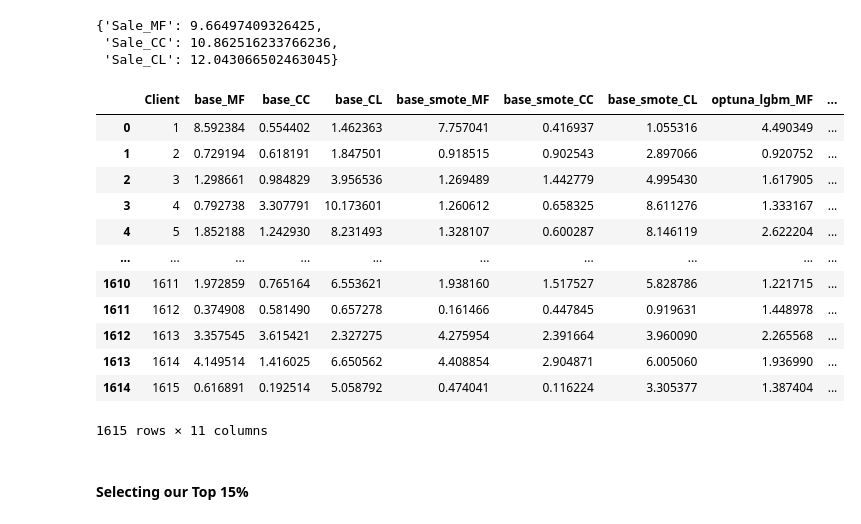
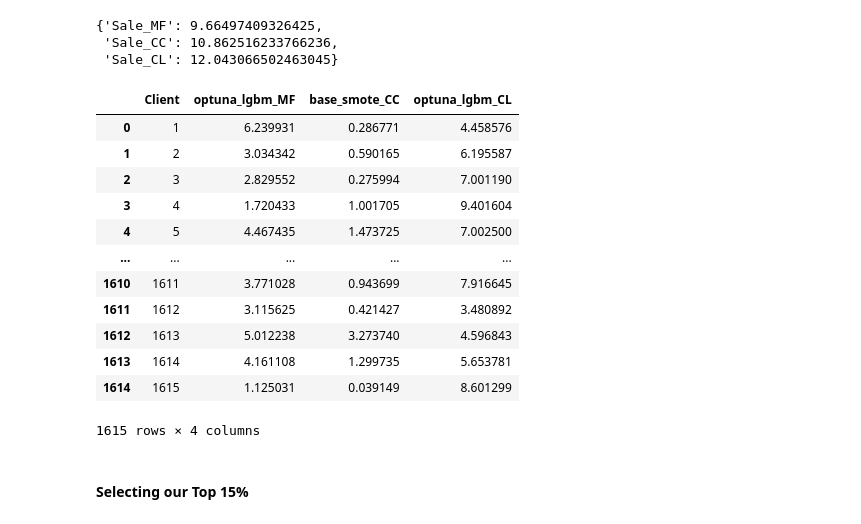
Before and after one commit to reinbugnot/direct-marketing-optimization, a Jupyter notebook: part-2-data-modelling.ipynb, the cells around one changed output. Cells and saved outputs as stored; diff of their text form; code cells hidden in the pictures.

```diff
--- a/part-2-data-modelling.ipynb
+++ b/part-2-data-modelling.ipynb
@@ -126,5 +144,5 @@ roc_auc_scores = {}
 propensity_scores = {}
 propensity_scores_hidden = {}
 
-target_product_data = [('MF', X, y_MF), ('CC', X, y_CC), ('CL', X, y_CL)]
+target_product_data = [('MF', X_train, X_test, y_MF_train, y_MF_test), ('CC', X_train, X_test, y_CC_train, y_CC_test), ('CL', X_train, X_test, y_CL_train, y_CL_test)]
 # %%
@@ -417,3 +435,7 @@ ROC-AUC Score: 0.6614
+# %%
+# Select best performing models per product for revenue optimization step
+final_models = ['optuna_lgbm_MF', 'base_smote_CC', 'optuna_lgbm_CL']
+product_tags = ['MF', 'CC', 'CL']
 # %% [markdown]
 ### Revenue Optimization
 
@@ -441,6 +461,5 @@ propensity_scores_hidden_df.insert(0, 'Client', X_hidden_clients)
 # %%
-propensity_scores_all = pd.concat([propensity_scores_df, propensity_scores_hidden_df]).sort_values(by='Client').reset_index(drop=True)
-
-print("Propensity Scores for all clients across all models:")
-propensity_scores_all
+print("Propensity Scores for all clients across selected models:")
+propensity_scores_selected = propensity_scores_all[['Client'] + final_models]
+propensity_scores_selected
 # %% [output]
@@ -463,17 +482,15 @@ Propensity Scores for all clients across all models:
 plt.figure(figsize=(15,5))
 
 # Plot histograms for each product type
-for i, tag in enumerate(product_tags):
-    plt.subplot(1,3,i+1)
-    for model in benchmark_models:
-        plt.hist(propensity_scores_all[f'{model}_{tag}'],
-                alpha=0.5,
-                bins=30,
-                label=model)
-    plt.title(f'Distribution of Propensity Scores - {tag}')
-    plt.xlabel('Propensity Score')
-    plt.ylabel('Frequency')
-    plt.legend()
+for col in propensity_scores_selected.columns[1:]:  # Skip Client column
+    plt.hist(propensity_scores_selected[col],
+            alpha=0.5,
+            bins=30,
+            label=col)
+plt.title('Distribution of Propensity Scores')
+plt.xlabel('Propensity Score')
+plt.ylabel('Frequency')
+plt.legend()
 
 plt.tight_layout()
 plt.show()
@@ -496,31 +512,31 @@ avg_revenue_per_sale
 # %%
 # Calculate expected revenue across models in benchmark_models
 revenue_multipliers = {}
 
 # Map average revenue per sale to corresponding columns in propensity_scores_df
 for tag in product_tags:
     revenue = avg_revenue_per_sale[f'Sale_{tag}']
-    matching_cols = [col for col in propensity_scores_all.columns if tag in col]
+    matching_cols = [col for col in propensity_scores_selected.columns if tag in col]
 
     for col in matching_cols:
         revenue_multipliers[col] = revenue
 
 # propensity x average revenue per sale
-expected_revenue = propensity_scores_all.copy()
-expected_revenue.iloc[:, 1:] = propensity_scores_all.iloc[:, 1:].mul(revenue_multipliers)
+expected_revenue = propensity_scores_selected.copy()
+expected_revenue.iloc[:, 1:] = propensity_scores_selected.iloc[:, 1:].mul(revenue_multipliers)
 
 expected_revenue
 # %% [output]
-|  | Client | base_MF | base_CC | base_CL | base_smote_MF | base_smote_CC | base_smote_CL | optuna_lgbm_MF | ... |
-| 0 | 1 | 8.592384 | 0.554402 | 1.462363 | 7.757041 | 0.416937 | 1.055316 | 4.490349 | ... |
-| 1 | 2 | 0.729194 | 0.618191 | 1.847501 | 0.918515 | 0.902543 | 2.897066 | 0.920752 | ... |
-| 2 | 3 | 1.298661 | 0.984829 | 3.956536 | 1.269489 | 1.442779 | 4.995430 | 1.617905 | ... |
-| 3 | 4 | 0.792738 | 3.307791 | 10.173601 | 1.260612 | 0.658325 | 8.611276 | 1.333167 | ... |
-| 4 | 5 | 1.852188 | 1.242930 | 8.231493 | 1.328107 | 0.600287 | 8.146119 | 2.622204 | ... |
-| ... | ... | ... | ... | ... | ... | ... | ... | ... | ... |
-| 1610 | 1611 | 1.972859 | 0.765164 | 6.553621 | 1.938160 | 1.517527 | 5.828786 | 1.221715 | ... |
-| 1611 | 1612 | 0.374908 | 0.581490 | 0.657278 | 0.161466 | 0.447845 | 0.919631 | 1.448978 | ... |
-| 1612 | 1613 | 3.357545 | 3.615421 | 2.327275 | 4.275954 | 2.391664 | 3.960090 | 2.265568 | ... |
-| 1613 | 1614 | 4.149514 | 1.416025 | 6.650562 | 4.408854 | 2.904871 | 6.005060 | 1.936990 | ... |
-| 1614 | 1615 | 0.616891 | 0.192514 | 5.058792 | 0.474041 | 0.116224 | 3.305377 | 1.387404 | ... |
+|  | Client | optuna_lgbm_MF | base_smote_CC | optuna_lgbm_CL |
+| 0 | 1 | 6.239931 | 0.286771 | 4.458576 |
+| 1 | 2 | 3.034342 | 0.590165 | 6.195587 |
+| 2 | 3 | 2.829552 | 0.275994 | 7.001190 |
+| 3 | 4 | 1.720433 | 1.001705 | 9.401604 |
+| 4 | 5 | 4.467435 | 1.473725 | 7.002500 |
+| ... | ... | ... | ... | ... |
+| 1610 | 1611 | 3.771028 | 0.943699 | 7.916645 |
+| 1611 | 1612 | 3.115625 | 0.421427 | 3.480892 |
+| 1612 | 1613 | 5.012238 | 3.273740 | 4.596843 |
+| 1613 | 1614 | 4.161108 | 1.299735 | 5.653781 |
+| 1614 | 1615 | 1.125031 | 0.039149 | 8.601299 |
-1615 rows × 11 columns
+1615 rows × 4 columns
```
Also changed, not shown: parts of 47 cells of this notebook, 17 other files.
